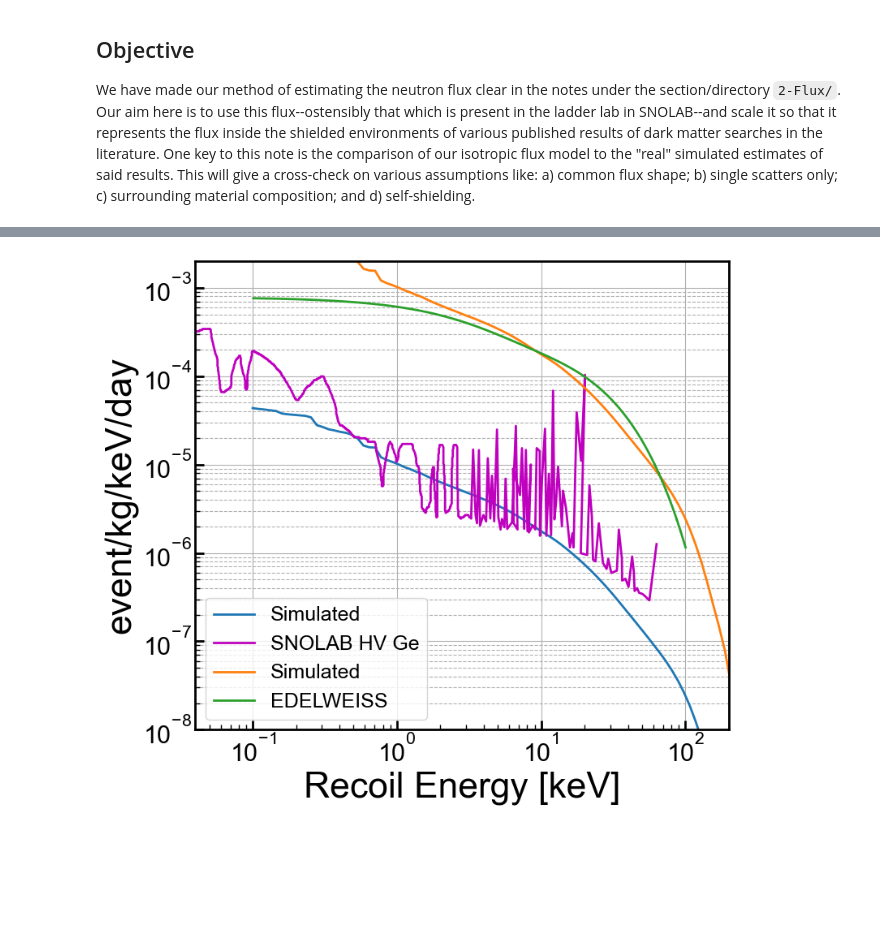
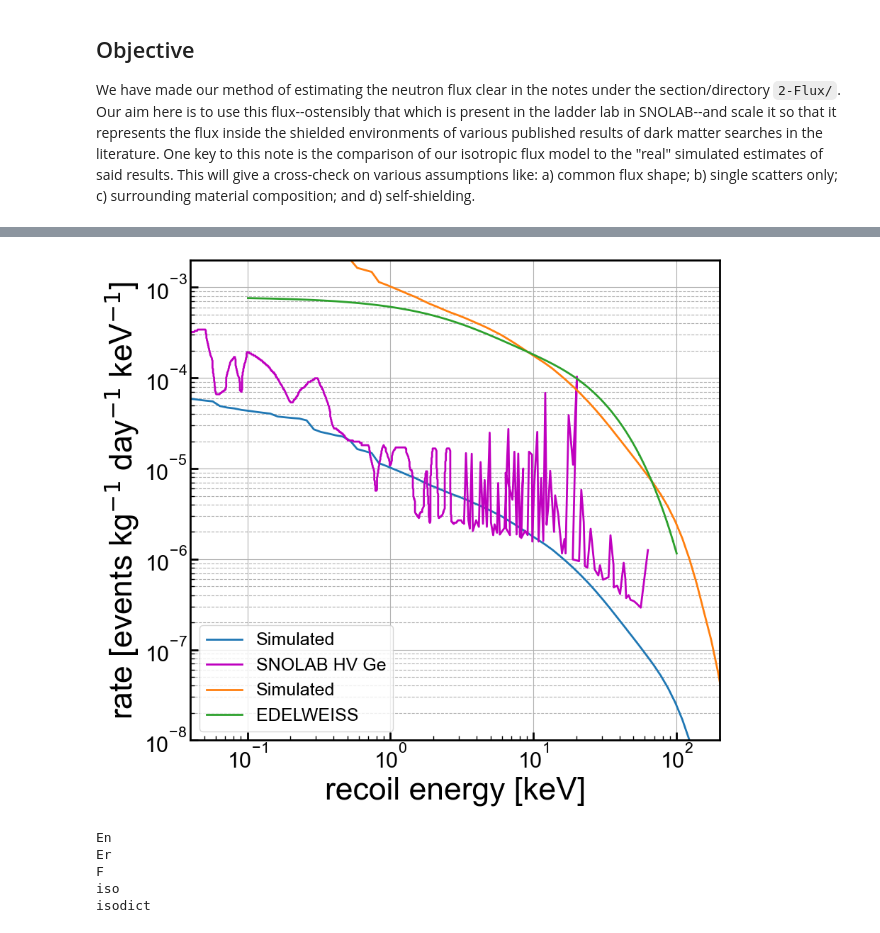
Before and after one commit to villano-lab/n-elec-scattering, a Jupyter notebook: 3-Final-Spectra/A-Flux-Scaling.ipynb, the cells around one changed output, grey strips where cells are left out. Saved outputs shown, nothing was run; the diff lists cells and outputs as text; code cells hidden in the pictures; blank space fills up the shorter version.

```diff
--- a/3-Final-Spectra/A-Flux-Scaling.ipynb
+++ b/3-Final-Spectra/A-Flux-Scaling.ipynb
@@ -34,10 +34,10 @@ f7TR_nu = pd.read_csv('SNOLAB/Fig7TR_neutrons.txt',comment="#",header=None)
 
 #calculate from our flux
 #Flux specific to SNOLAB Si Detectors
-Er = np.geomspace(100/1e6,1,100) #recoil energy
-E,F,ff,ffspec = frs.SNOLAB_flux(Enmin=1e-3)
+Er = np.geomspace(10/1e6,1,100) #recoil energy
+E,F,ff,ffspec = frs.SNOLAB_flux(Enmin=1e-4)
 
-drde_Si,_ = frs.dRdErCompoundSave(Er,E,F,N=1,Comp='Si')
+drde_Si,_ = frs.dRdErCompoundSave(Er,E,F,N=1,Comp='Si',debug=True)
 # %% [output]
 fast flux: 4000.0000000000005 n/m^2/day
 175
@@ -62,6 +49,6 @@ use force=True to save a spectrum with worse resolution than previous
 # %%
 #set up a 1d plot
-fig,axes = plt.subplots(1,1,figsize=(8.0,7.0),sharex=True)
+fig,axes = plt.subplots(1,1,figsize=(9.0,8.0),sharex=True)
 ax1 = axes
 
 #plt.plot(f6TR_nu[0],f6TR_nu[1]/365,label='SNOLAB HV Si',linestyle='--')
@@ -90,8 +77,8 @@ ax1.set_yscale('log')
 ax1.set_xscale('log')
 ax1.set_xlim(0.04, 200)
 ax1.set_ylim(ymin,ymax)
-ax1.set_xlabel(r'Recoil Energy [keV]')
-ax1.set_ylabel('event/kg/keV/day')
+ax1.set_xlabel(r'recoil energy [keV]')
+ax1.set_ylabel('rate [events kg$^{-1}$ day$^{-1}$ keV$^{-1}$]')
 ax1.grid(True)
 ax1.yaxis.grid(True,which='minor',linestyle='--')
 ax1.legend(loc=3,prop={'size':18})
@@ -109,5 +96,5 @@ plt.show()
 f7BR_nu = pd.read_csv('SNOLAB/Fig7BR_neutrons.txt',comment="#",header=None)
 f3_beta = pd.read_csv('EDW/Fig3_Betas.txt',encoding='utf-16',comment="#",header=None)
 # %%
-drde_Ge,_ = frs.dRdErCompoundSave(Er,E,F,N=1,Comp='Ge')
+drde_Ge,_ = frs.dRdErCompoundSave(Er,E,F,N=1,Comp='Ge',debug=True)
 # %% [output]
@@ -132,6 +102,6 @@ use force=True to save a spectrum with worse resolution than previous
 # %%
 #set up a 1d plot
-fig,axes = plt.subplots(1,1,figsize=(8.0,7.0),sharex=True)
+fig,axes = plt.subplots(1,1,figsize=(9.0,8.0),sharex=True)
 ax1 = axes
 
 #plt.plot(f6TR_nu[0],f6TR_nu[1]/365,label='SNOLAB HV Si',linestyle='--')
@@ -147,33 +117,45 @@ plt.plot(f3_beta[0],EDW.neutrons(f3_beta[0]),label='EDELWEISS')
 
 
 ymin = 1e-8
 ymax = 2e-3
 
 #shade in 1-sigma uncertainty bands
 #ax1.fill_between(th232chainEn,th_range[0]*jac*th232chainRn/width,th_range[1]*jac*th232chainRn/width, \
 #                 facecolor='y',alpha=0.5,label='')
 #ax1.fill_between(uchainEn,u_range[0]*jac*uchainRn/width,u_range[1]*jac*uchainRn/width, \
 #                 facecolor='r',alpha=0.3,label='')
 #ax1.fill_between(sumEn,jac*sumUp/width,jac*sumDn/width, \
 #                 facecolor='k',alpha=0.3,label='1$\sigma$ (x10)')
 
 
 #ax1.set_yscale('linear')
 ax1.set_yscale('log')
 ax1.set_xscale('log')
 ax1.set_xlim(0.04, 200)
 ax1.set_ylim(ymin,ymax)
-ax1.set_xlabel(r'Recoil Energy [keV]')
-ax1.set_ylabel('event/kg/keV/day')
+ax1.set_xlabel(r'recoil energy [keV]')
+ax1.set_ylabel('rate [events kg$^{-1}$ day$^{-1}$ keV$^{-1}$]')
 ax1.grid(True)
 ax1.yaxis.grid(True,which='minor',linestyle='--')
 ax1.legend(loc=3,prop={'size':18})
 #ax1.legend(bbox_to_anchor=(1.04,1),borderaxespad=0,prop={'size':22})
 
 for axis in ['top','bottom','left','right']:
   ax1.spines[axis].set_linewidth(2)
 
 plt.tight_layout()
 plt.show()
 # %% [output]
-[figure, old version]
+[figure, new version]
+# %%
+import h5py
+
+f = h5py.File('/Users/villaa/Research/n-elec-scattering/saved_data/dRdEr-SNOLAB.h5','r')
+for i in f['Si']['0.0']:
+    print(i)
+# %% [output]
+En
+Er
+F
+iso
+isodict
```
Also changed, not shown: parts of 5 cells of this notebook.
